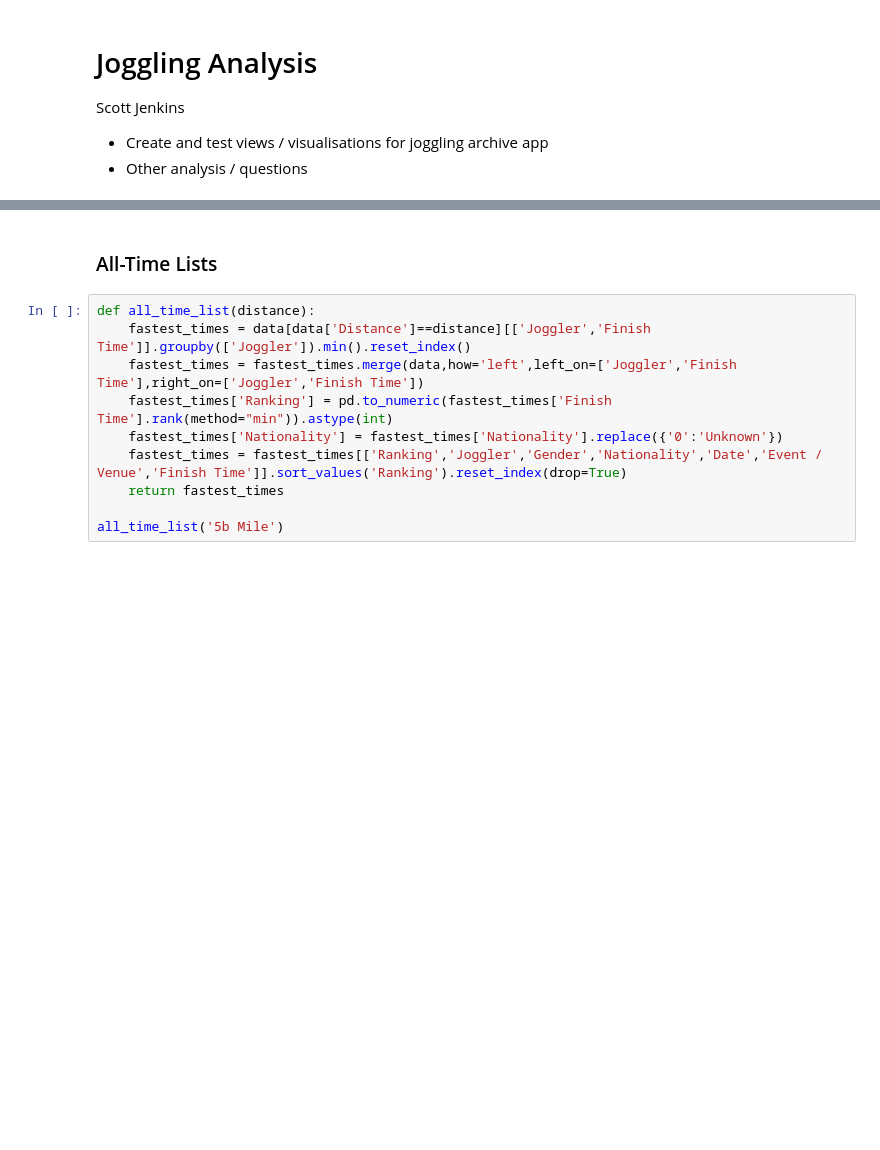
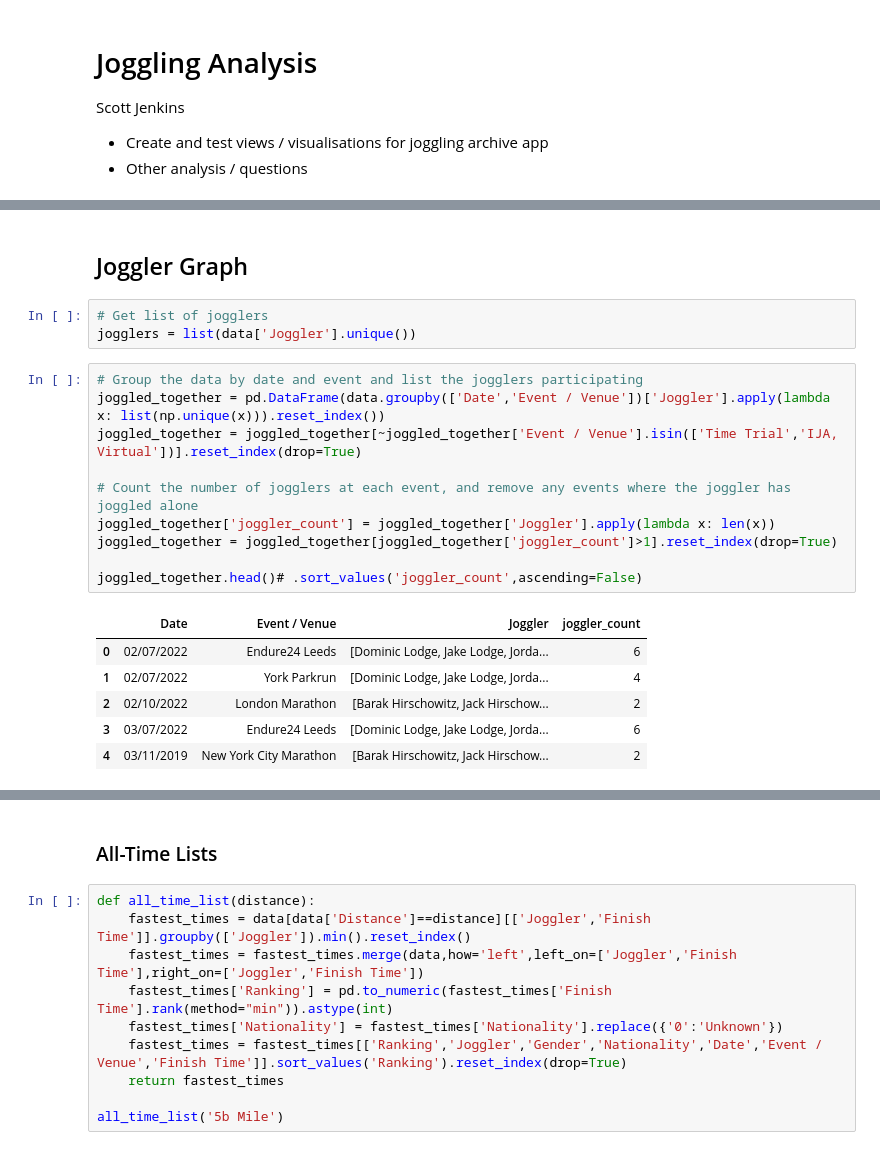
Before and after one commit to joggling-results/results, a Jupyter notebook: Analysis.ipynb, the cells around one changed output, grey strips where cells are left out. Saved outputs shown, nothing was run; the diff lists cells and outputs as text; blank space fills up the shorter version.

Commit message:
started-joggling-graph

```diff
--- a/Analysis.ipynb
+++ b/Analysis.ipynb
@@ -24,0 +34,22 @@ len(data['Joggler'].unique()), len(data)
+# %% [markdown]
+## Joggler Graph
+# %%
+# Get list of jogglers
+jogglers = list(data['Joggler'].unique())
+# %%
+# Group the data by date and event and list the jogglers participating
+joggled_together = pd.DataFrame(data.groupby(['Date','Event / Venue'])['Joggler'].apply(lambda x: list(np.unique(x))).reset_index())
+joggled_together = joggled_together[~joggled_together['Event / Venue'].isin(['Time Trial','IJA, Virtual'])].reset_index(drop=True)
+
+# Count the number of jogglers at each event, and remove any events where the joggler has joggled alone
+joggled_together['joggler_count'] = joggled_together['Joggler'].apply(lambda x: len(x))
+joggled_together = joggled_together[joggled_together['joggler_count']>1].reset_index(drop=True)
+
+joggled_together.head()# .sort_values('joggler_count',ascending=False)
+# %% [output]
+|  | Date | Event / Venue | Joggler | joggler_count |
+| 0 | 02/07/2022 | Endure24 Leeds | [Dominic Lodge, Jake Lodge, Jorda... | 6 |
+| 1 | 02/07/2022 | York Parkrun | [Dominic Lodge, Jake Lodge, Jorda... | 4 |
+| 2 | 02/10/2022 | London Marathon | [Barak Hirschowitz, Jack Hirschow... | 2 |
+| 3 | 03/07/2022 | Endure24 Leeds | [Dominic Lodge, Jake Lodge, Jorda... | 6 |
+| 4 | 03/11/2019 | New York City Marathon | [Barak Hirschowitz, Jack Hirschow... | 2 |
```
Also changed, not shown: parts of 11 cells of this notebook.
